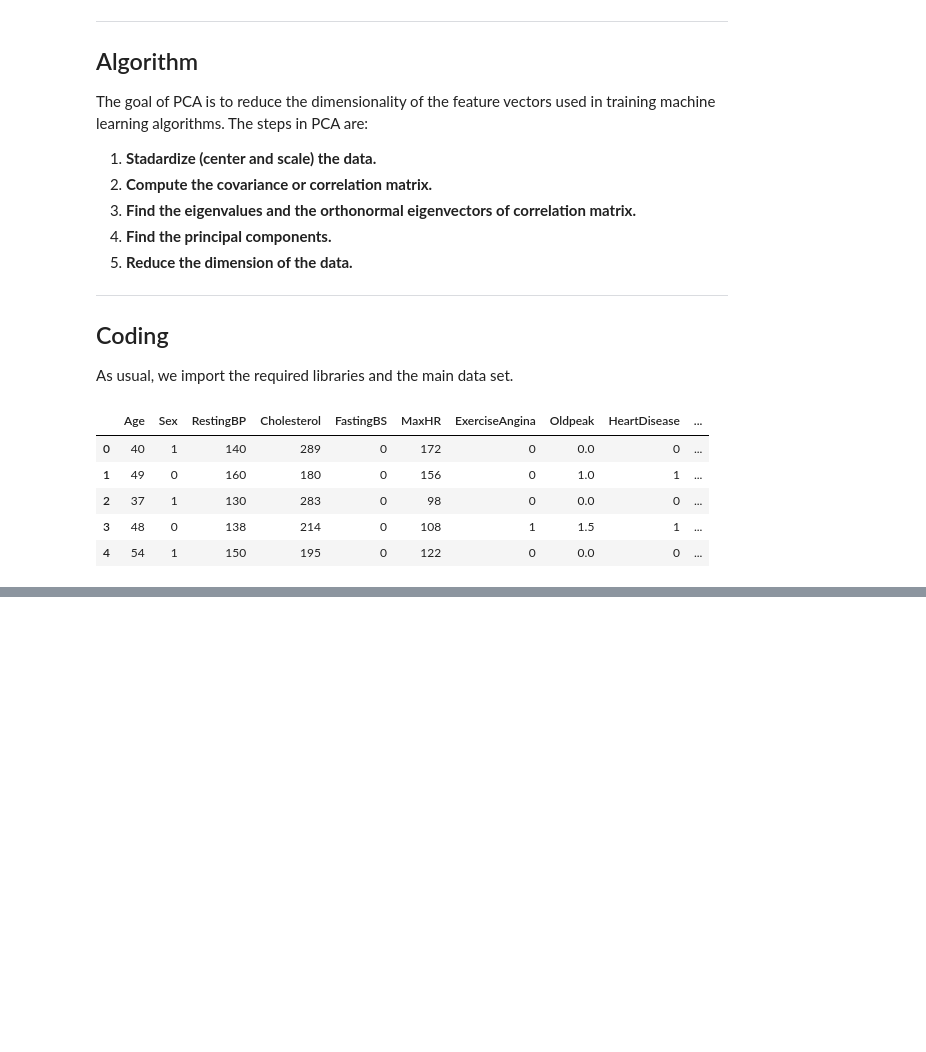
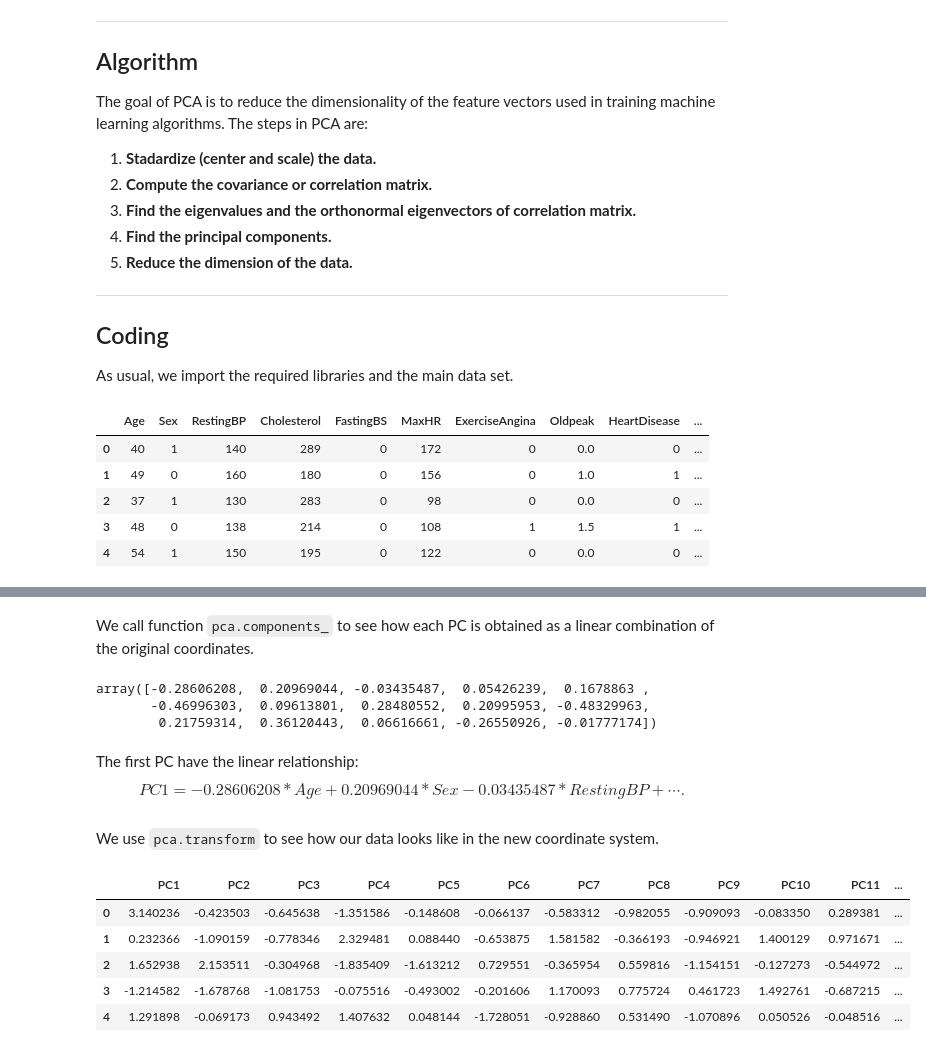
Before and after one commit to YulinLi98/INDE_577_Repo, a Jupyter notebook: Unsupervised_Learning/Principle_Component_Analysis/Principle_Component_Analysis.ipynb, the cells around one changed output, grey strips where cells are left out. Drawn from its saved outputs; the diff is of its cells as text; code cells hidden in the pictures; blank space fills up the shorter version.

````diff
--- a/Unsupervised_Learning/Principle_Component_Analysis/Principle_Component_Analysis.ipynb
+++ b/Unsupervised_Learning/Principle_Component_Analysis/Principle_Component_Analysis.ipynb
@@ -81,0 +187,28 @@ A = (X - me)/se
+# %% [markdown]
+We call function ```pca.components_``` to see how each PC is obtained as a linear combination of the original coordinates.
+# %%
+pca.components_[:,0]
+# %% [output]
+array([-0.28606208,  0.20969044, -0.03435487,  0.05426239,  0.1678863 ,
+       -0.46996303,  0.09613801,  0.28480552,  0.20995953, -0.48329963,
+        0.21759314,  0.36120443,  0.06616661, -0.26550926, -0.01777174])
+# %% [markdown]
+The first PC have the linear relationship:
+$$
+PC1 = -0.28606208 * Age + 0.20969044 * Sex -0.03435487 * RestingBP + \cdots.
+$$
+# %% [markdown]
+We use ```pca.transform``` to see how our data looks like in the new coordinate system.
+# %%
+pca_data = pca.transform(scaled_X)
+
+pca_df = pd.DataFrame(pca_data, columns = labels)
+
+pca_df.head()
+# %% [output]
+|  | PC1 | PC2 | PC3 | PC4 | PC5 | PC6 | PC7 | PC8 | PC9 | PC10 | PC11 | ... |
+| 0 | 3.140236 | -0.423503 | -0.645638 | -1.351586 | -0.148608 | -0.066137 | -0.583312 | -0.982055 | -0.909093 | -0.083350 | 0.289381 | ... |
+| 1 | 0.232366 | -1.090159 | -0.778346 | 2.329481 | 0.088440 | -0.653875 | 1.581582 | -0.366193 | -0.946921 | 1.400129 | 0.971671 | ... |
+| 2 | 1.652938 | 2.153511 | -0.304968 | -1.835409 | -1.613212 | 0.729551 | -0.365954 | 0.559816 | -1.154151 | -0.127273 | -0.544972 | ... |
+| 3 | -1.214582 | -1.678768 | -1.081753 | -0.075516 | -0.493002 | -0.201606 | 1.170093 | 0.775724 | 0.461723 | 1.492761 | -0.687215 | ... |
+| 4 | 1.291898 | -0.069173 | 0.943492 | 1.407632 | 0.048144 | -1.728051 | -0.928860 | 0.531490 | -1.070896 | 0.050526 | -0.048516 | ... |
````
Also changed, not shown: parts of 21 cells of this notebook, 1 other file.
